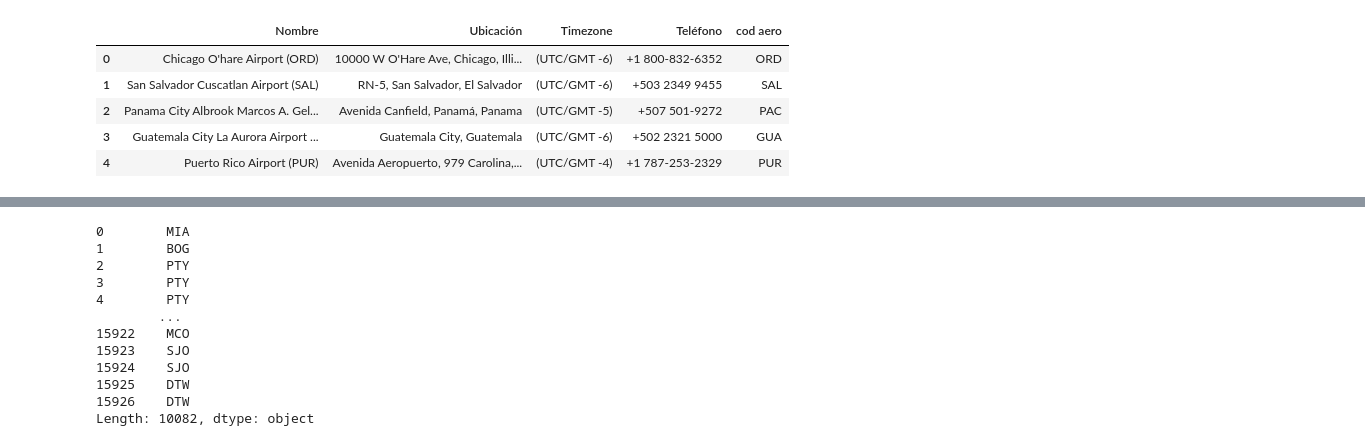
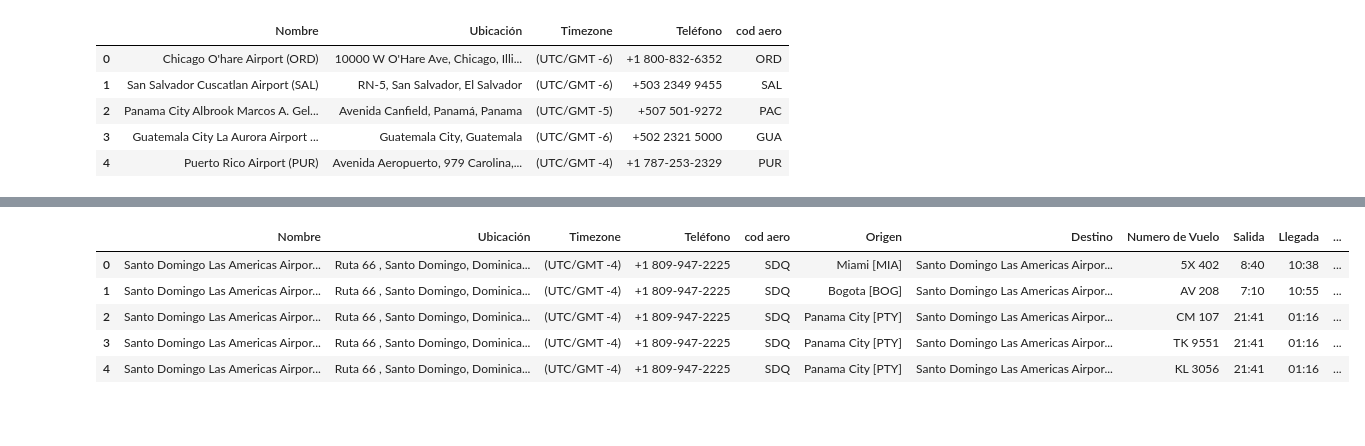
Before and after one commit to ManriCamachoP/AeropuertoDB, a Jupyter notebook: src/ArangoDB.ipynb, the cells around one changed output, grey strips where cells are left out. Drawn from its saved outputs; the diff is of its cells as text; code cells hidden in the pictures; blank space fills up the shorter version.

```diff
--- a/src/ArangoDB.ipynb
+++ b/src/ArangoDB.ipynb
@@ -133,18 +157,13 @@ for i in range(len(s1)):
 # %%
-arrivos_dest = arrivos.rename(columns={"cod origen":'cod aero'})
-s1 = pd.merge(aeropuerto_info, arrivos_dest, how='inner', on=['cod aero'])
+#Ahora hacemos un inner join para saber cuales son los viajes que tienen como destino los aeropuertos de la base.
+
+arrivos_dest = arrivos.rename(columns={"cod destino":'cod aero'})
+s2 = pd.merge(aeropuerto_info, arrivos_dest, how='inner', on=['cod aero'])
+s2.head()
+# %% [output]
+|  | Nombre | Ubicación | Timezone | Teléfono | cod aero | Origen | Destino | Numero de Vuelo | Salida | Llegada | ... |
+| 0 | Santo Domingo Las Americas Airpor... | Ruta 66 , Santo Domingo, Dominica... | (UTC/GMT -4) | +1 809-947-2225 | SDQ | Miami [MIA] | Santo Domingo Las Americas Airpor... | 5X 402 | 8:40 | 10:38 | ... |
+| 1 | Santo Domingo Las Americas Airpor... | Ruta 66 , Santo Domingo, Dominica... | (UTC/GMT -4) | +1 809-947-2225 | SDQ | Bogota [BOG] | Santo Domingo Las Americas Airpor... | AV 208 | 7:10 | 10:55 | ... |
+| 2 | Santo Domingo Las Americas Airpor... | Ruta 66 , Santo Domingo, Dominica... | (UTC/GMT -4) | +1 809-947-2225 | SDQ | Panama City [PTY] | Santo Domingo Las Americas Airpor... | CM 107 | 21:41 | 01:16 | ... |
+| 3 | Santo Domingo Las Americas Airpor... | Ruta 66 , Santo Domingo, Dominica... | (UTC/GMT -4) | +1 809-947-2225 | SDQ | Panama City [PTY] | Santo Domingo Las Americas Airpor... | TK 9551 | 21:41 | 01:16 | ... |
+| 4 | Santo Domingo Las Americas Airpor... | Ruta 66 , Santo Domingo, Dominica... | (UTC/GMT -4) | +1 809-947-2225 | SDQ | Panama City [PTY] | Santo Domingo Las Americas Airpor... | KL 3056 | 21:41 | 01:16 | ... |
-# %%
-arrivos.apply(lambda x: x['Origen'].split()[-1].replace('[','').replace(']',''), axis=1)
-# %% [output]
-0        MIA
-1        BOG
-2        PTY
-3        PTY
-4        PTY
-        ...
-15922    MCO
-15923    SJO
-15924    SJO
-15925    DTW
-15926    DTW
-Length: 10082, dtype: object
```
Also changed, not shown: parts of 19 cells of this notebook.
